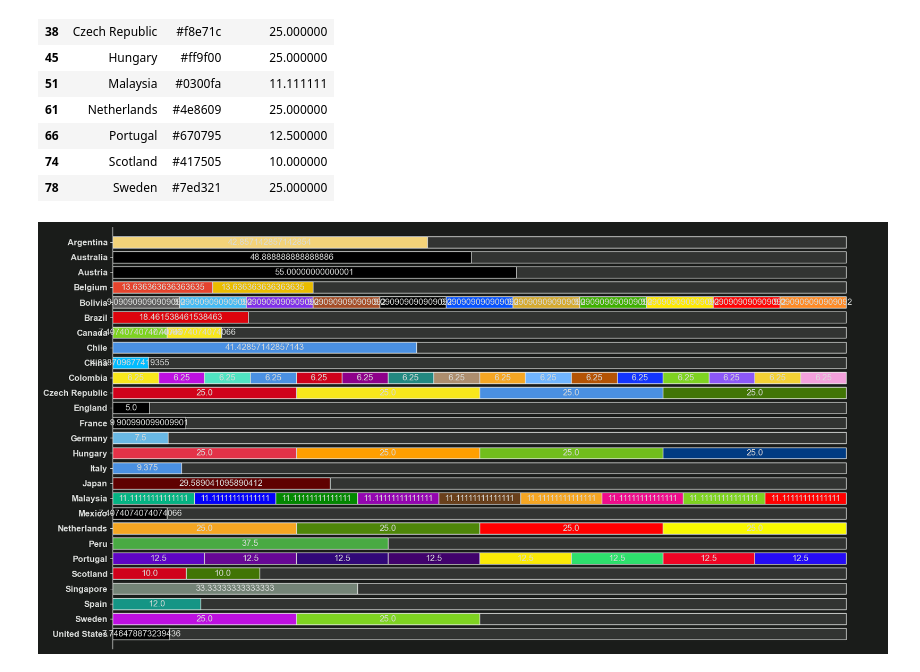
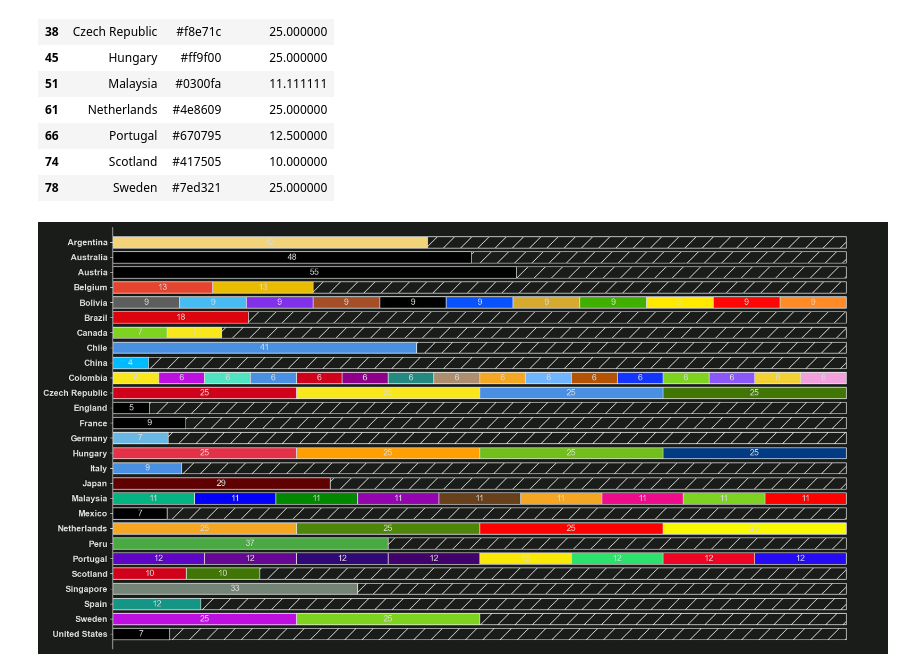
Before and after one commit to ejgenc/data-analysis_city-lines, a Jupyter notebook: notebooks/data-analysis.ipynb, the cells around one changed output. Cells and saved outputs as stored; diff of their text form; code cells hidden in the pictures.

```diff
--- a/notebooks/data-analysis.ipynb
+++ b/notebooks/data-analysis.ipynb
@@ -387,7 +387,8 @@ ax = fig.add_subplot(1, 1, 1)
 # plot figure
 ax.barh(y = bar_positions,
         width = bar_widths,
-        color = "#DBDDDB20",
+        color = "#FFFFFF00",
+        hatch = "/",
         align = "center",
         height = 0.75,
         edgecolor = "#DBDDDB",
@@ -417,32 +418,32 @@ ax.tick_params(axis = "x",
     right = False)
 
 i = 0
 left_widths = data_levels[0].loc[:, ["country", "occurence_perc"]]
 while i < len(data_levels):
     data_level = data_levels[i]
     bar_widths = data_level["occurence_perc"].values
     bar_labels = sorted(data_level["country"].values)
     opposite_mask = left_widths.loc[:, "country"].isin(data_level["country"])
 
     left_start = left_widths.loc[opposite_mask, "occurence_perc"].values if i > 0 else 0
 
     if i > 0:
         left_widths.loc[opposite_mask, "occurence_perc"] += bar_widths
 
     bar_positions = [positions[name] for name in bar_labels]
     bar_colors = data_level["color"]
 
 
     bar = ax.barh(y = bar_positions,
             height = 0.75,
             width = bar_widths,
             left = left_start,
             color = bar_colors,
             align = "center",
             edgecolor = "#DBDDDB",
             linewidth = 1)
 
-    ax.bar_label(bar, bar_widths.astype(str), label_type="center", fmt='%.2f')
+    ax.bar_label(bar, bar_widths.astype(int), label_type="center", fmt='%.2f')
     i += 1
 # %% [output]
-[figure, old version]
+[figure, new version]
```
